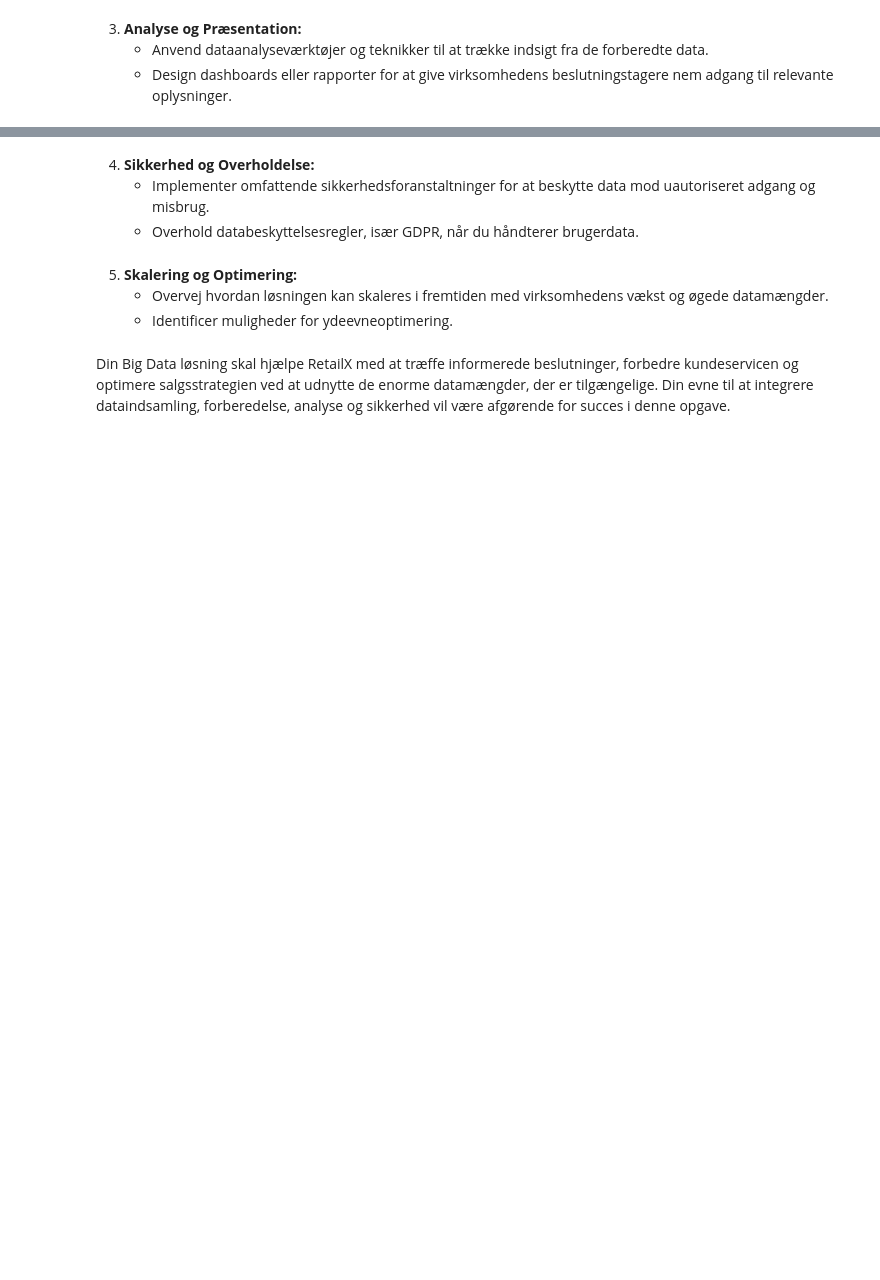
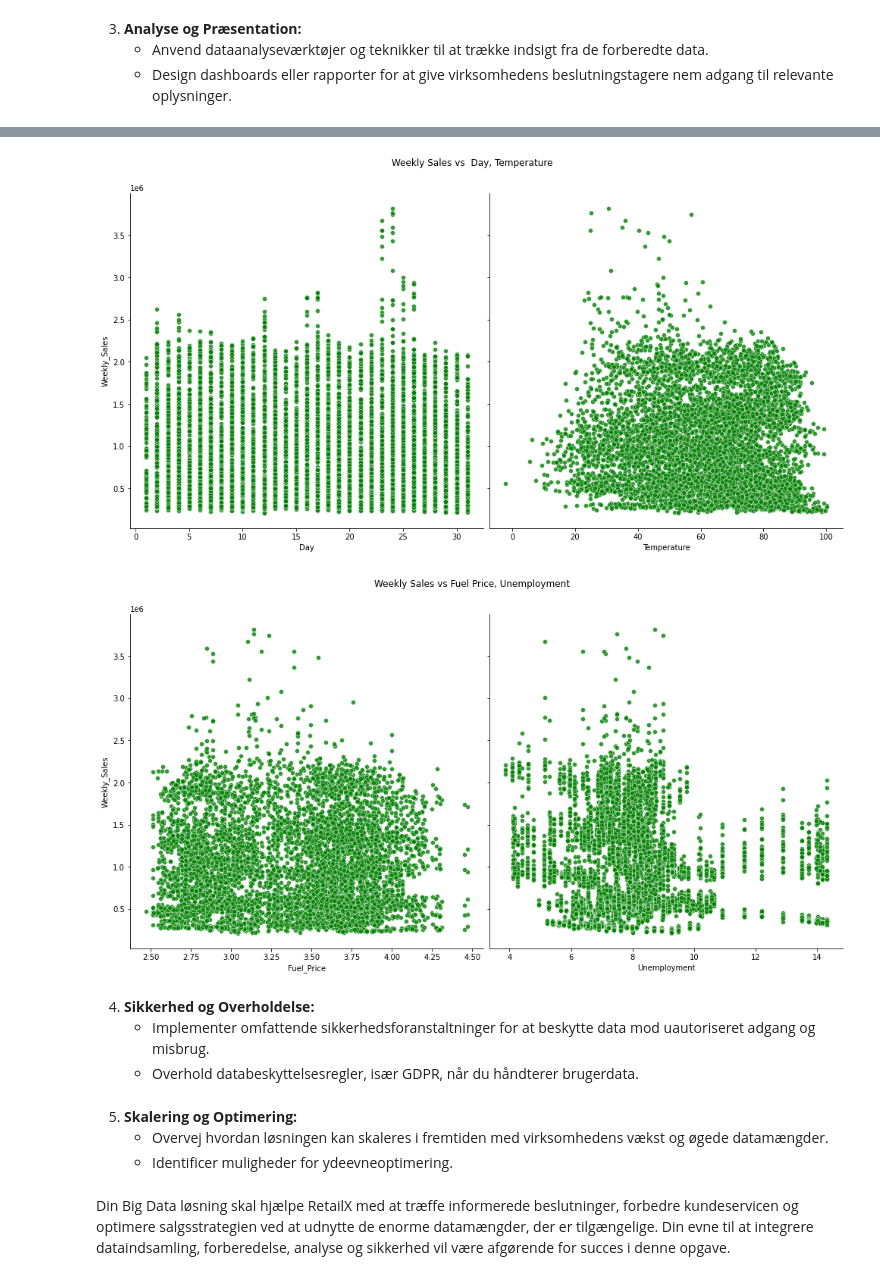
Before and after one commit to Seb1805/PythonThiccData, a Jupyter notebook: Big data Assignment.ipynb, the cells around one changed output, grey strips where cells are left out. Drawn from its saved outputs; the diff is of its cells as text; code cells hidden in the pictures; blank space fills up the shorter version.

```diff
--- a/Big data Assignment.ipynb
+++ b/Big data Assignment.ipynb
@@ -109,3 +130,50 @@ SystemExit: 2
 3. **Analyse og Præsentation:**
    - Anvend dataanalyseværktøjer og teknikker til at trække indsigt fra de forberedte data.
    - Design dashboards eller rapporter for at give virksomhedens beslutningstagere nem adgang til relevante oplysninger.
+# %%
+
+import seaborn as sns
+import pyodbc
+import pandas as pd
+import matplotlib.pyplot as plt
+import dash
+import dash_html_components as html
+from PIL import Image
+
+
+conn_str = 'DRIVER={ODBC Driver 17 for SQL Server};SERVER=tcp:nextchsolutions.database.windows.net,1433;DATABASE=NexTechSolutions;UID=ktfs;PWD=Password1!;Encrypt=yes;TrustServerCertificate=no;Connection Timeout=60;'
+conn = pyodbc.connect(conn_str)
+query = '''
+    SELECT * FROM WalmartDb_clean
+'''
+df = pd.read_sql(query, conn)
+
+df['Date'] = pd.to_datetime(df['Date'],format='mixed')
+
+df['Day'] = df['Date'].dt.day
+
+g = sns.pairplot(data=df,x_vars=['Day','Temperature'],y_vars='Weekly_Sales',kind='scatter', plot_kws={'alpha':0.8, 'color': 'green'}, height=7)
+g.fig.suptitle('Weekly Sales vs  Day, Temperature', y=1.05)
+g.fig.savefig('pairplot.png')
+g = sns.pairplot(data=df,x_vars=['Fuel_Price','Unemployment'],y_vars='Weekly_Sales',kind='scatter', plot_kws={'alpha':0.8, 'color': 'green'}, height=7)
+g.fig.suptitle('Weekly Sales vs Fuel Price, Unemployment', y=1.05)
+g.fig.savefig('pairplot1.png')
+
+pil_image = Image.open("pairplot.png")
+pil_image1 = Image.open("pairplot1.png")
+
+app = dash.Dash(__name__)
+app.title = 'Dash Board'
+app.layout = html.Div(
+    children=[
+
+        html.H1('DASH BOARD', style={'textAlign': 'center'}),
+        html.Div(children=[
+            html.Img(src=pil_image, alt='pairplot'),
+            html.Img(src=pil_image1, alt='pairplot')
+        ], style={'textAlign': 'center'})
+
+])
+if __name__ == '__main__':
+    app.run(debug=False)
+# %% [output]
@@ -112,3 +198,5 @@ SystemExit: 2
+[figure, added]
+[figure, added]
 # %% [markdown]
 4. **Sikkerhed og Overholdelse:**
    - Implementer omfattende sikkerhedsforanstaltninger for at beskytte data mod uautoriseret adgang og misbrug.
```
Also changed, not shown: parts of 2 cells of this notebook, 5 other files.
